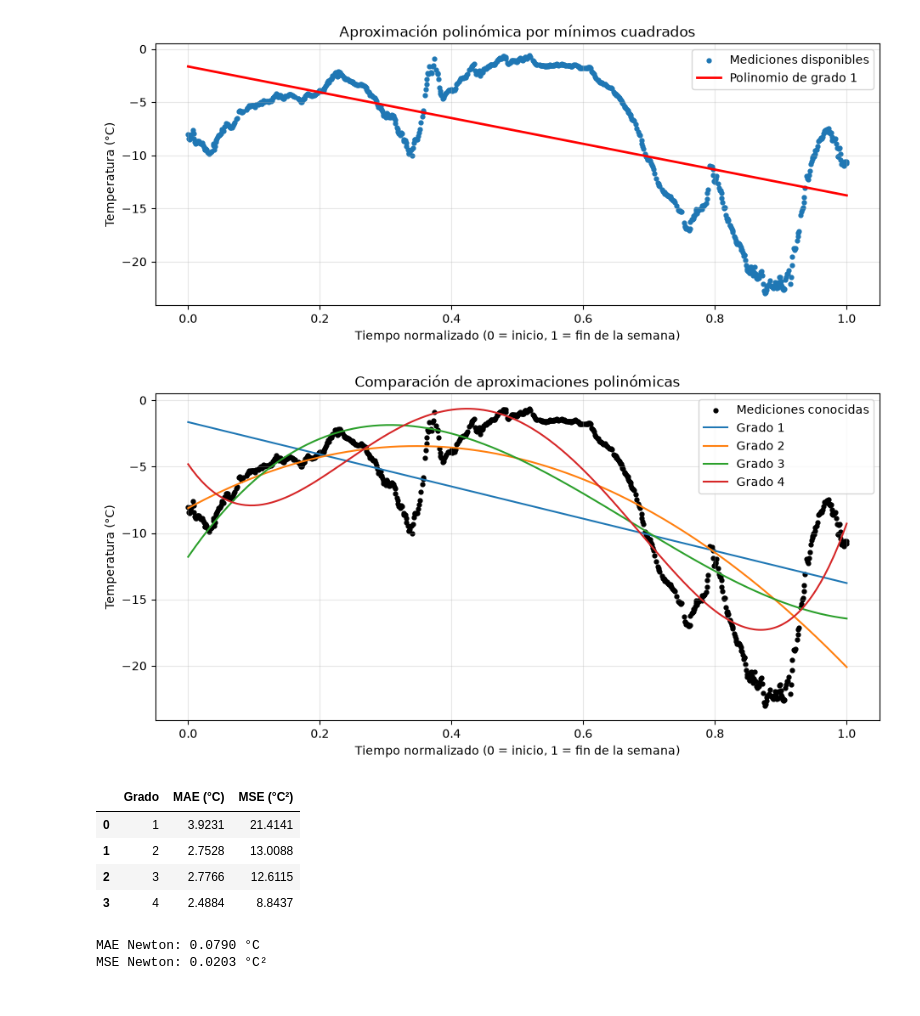
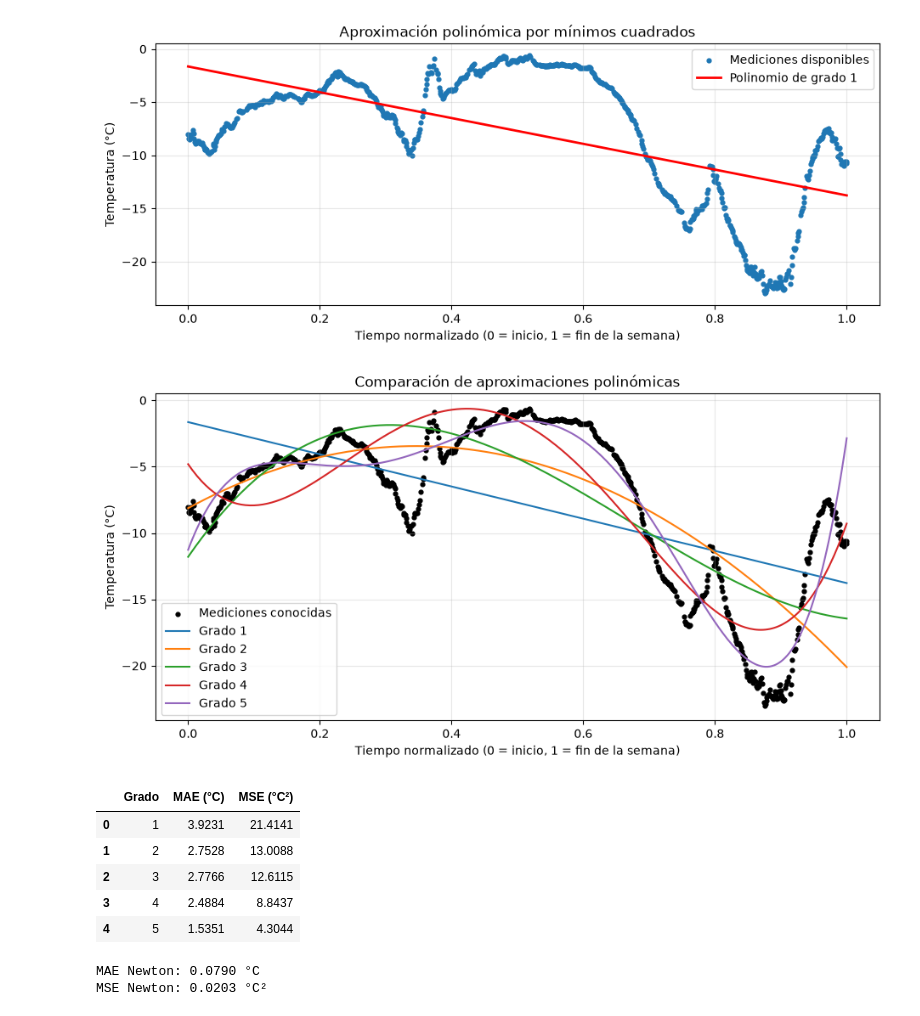
Before and after one commit to martumucci/UAI-CalculoNumerico, a Jupyter notebook: notebooks/experimento_1semana.ipynb, the cells around one changed output. Drawn from its saved outputs; the diff is of its cells as text; code cells hidden in the pictures.

```diff
--- a/notebooks/experimento_1semana.ipynb
+++ b/notebooks/experimento_1semana.ipynb
@@ -219,35 +219,35 @@ plt.scatter(
     s=12,
     color="black",
     label="Mediciones conocidas"
 )
 
 # cambiar rango a range(1,10) para evaluar polinomios de grado 9
-for grado in range(1, 5):
+for grado in range(1, 6):
     coeficientes = ajustar_polinomio(
         x_conocidos,
         y_conocidos,
         grado
     )
 
     y_grafico = evaluar_polinomio(
         coeficientes,
         x_grafico
     )
 
     plt.plot(
         x_grafico,
         y_grafico,
         label=f"Grado {grado}"
     )
 
 plt.xlabel("Tiempo normalizado (0 = inicio, 1 = fin de la semana)")
 plt.ylabel("Temperatura (°C)")
 plt.title("Comparación de aproximaciones polinómicas")
 plt.legend()
 plt.grid(alpha=0.3)
 plt.show()
 # %% [output]
-[figure, old version]
+[figure, new version]
 # %%
 # Valores de x donde ocultamos las temperaturas
 x_ocultos = datos.loc[faltantes, "x"].to_numpy()
@@ -258,7 +258,7 @@ y_reales = ventana.loc[faltantes, "y"].to_numpy()
 resultados = []
 
 # cambiar rango a range(1,10) para evaluar polinomios de grado 9
-for grado in range(1, 5):
+for grado in range(1, 6):
     # Ajustar usando exclusivamente los datos conocidos
     coeficientes = ajustar_polinomio(
         x_conocidos, y_conocidos, grado
@@ -290,6 +290,7 @@ display(tabla_resultados.round(4))
 | 1 | 2 | 2.7528 | 13.0088 |
 | 2 | 3 | 2.7766 | 12.6115 |
 | 3 | 4 | 2.4884 | 8.8437 |
+| 4 | 5 | 1.5351 | 4.3044 |
 # %%
 def diferencias_divididas(x, y):
     n = len(x)
```
Also changed, not shown: parts of 1 cell of this notebook, 6 other files.
